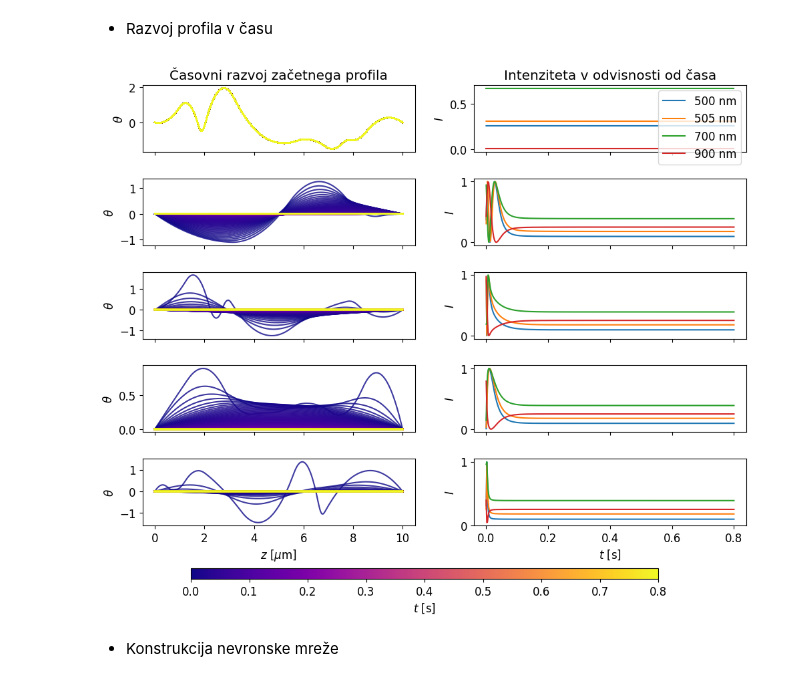
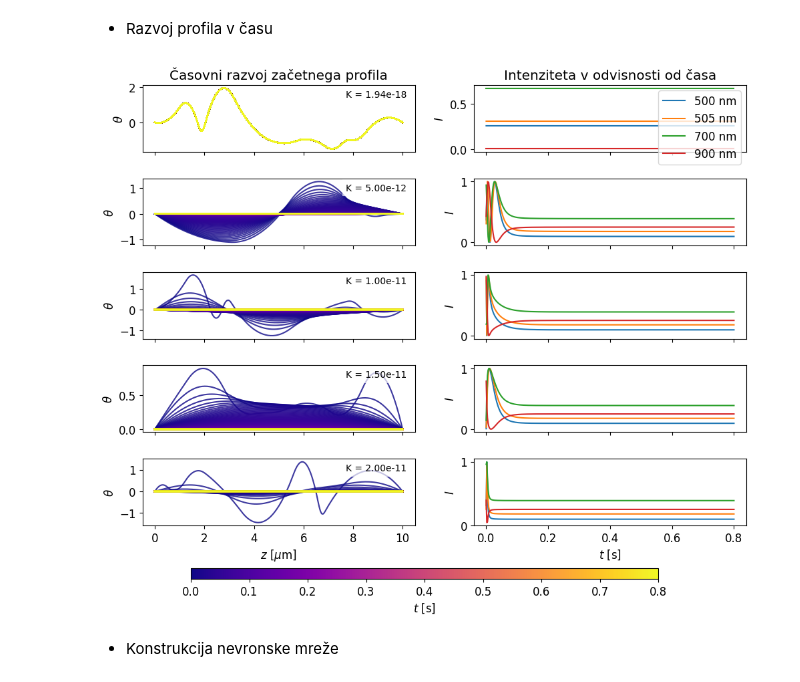
Before and after one commit to tadejkooo/PSUF, a Jupyter notebook: PSUF3/python/main.ipynb, the cells around one changed output. Drawn from its saved outputs; the diff is of its cells as text; code cells hidden in the pictures.

```diff
--- a/PSUF3/python/main.ipynb
+++ b/PSUF3/python/main.ipynb
@@ -110,0 +116,26 @@ fig.tight_layout()
+# %%
+D = 10 * 1e-6 # Thicknes of layer in meters
+n_z = np.shape(theta0[0])[0]
+zs = np.linspace(0, D, n_z) * 1e6 # in um
+
+T = 5 * 1e-6 * (240000 / 600)**2 # Time in seconds
+n_t = np.shape(I500_n0[0])[0]
+ts = np.linspace(0, T, n_t)
+
+fig, axes = plt.subplots(2, 1, figsize=(10, 6))
+
+axes[1].plot(zs, theta0[200])
+axes[0].plot(ts, I500_n0[200])
+axes[0].plot(ts, I500_n100[200])
+
+axes[0].set_title('Intenziteta v odvisnosti od časa')
+axes[0].set_xlabel(r'$t$ [s]')
+axes[0].set_ylabel(r'$I$')
+axes[0].legend(loc='lower left')
+
+axes[1].set_title(r'Orientacija direktorja v odvisnosti od koordinate $z$')
+axes[1].set_xlabel(r'$z$ [$\mu$m]')
+axes[1].set_ylabel(r'$\theta$')
+axes[1].legend(loc='upper right')
+
+fig.tight_layout()
@@ -150,6 +183,19 @@ for i, color in enumerate(colors):
     axes[2][0].plot(zs, th_mean[i, :], color=color, alpha=0.8)
     axes[3][0].plot(zs, th_high[i, :], color=color, alpha=0.8)
     axes[4][0].plot(zs, th_max[i, :], color=color, alpha=0.8)
+
+Ks = [K_min, K_low, K_mean, K_high, K_max]
+texts = [f"K = {K:.2e}" for K in Ks]
+
+for i in range(5):
+    axes[i][0].text(
+        0.97, 0.93,               # pozicija (relativno v osi)
+        texts[i],                 # besedilo
+        transform=axes[i][0].transAxes,
+        ha='right', va='top',
+        fontsize=10,
+        bbox=dict(facecolor='white', alpha=0.7, edgecolor='none')  # opcijsko ozadje
+    )
 
 # nariši I profile
 Is = [I500_n0, I505_n0, I700_n0, I900_n0]
@@ -166,34 +212,34 @@ axes[0][1].legend()
 # horizontalna barvna lestvica spodaj z add_axes
 sm = plt.cm.ScalarMappable(cmap=cmap, norm=plt.Normalize(vmin=ts[0], vmax=ts[-1]))
 
 # [x0, y0, širina, višina] v figure koordinatah
 cbar_ax = fig.add_axes([0.15, 0.02, 0.70, 0.02])  # spodaj, čez cel fig
 cbar = fig.colorbar(sm, cax=cbar_ax, orientation='horizontal')
 cbar.set_label(r'$t$ [s]')
 
 # nastavitve osi in naslovi
 axes[0][0].set_title('Časovni razvoj začetnega profila')
 axes[0][0].set_ylabel(r'$\theta$')
 axes[0][1].set_title('Intenziteta v odvisnosti od časa')
 axes[0][1].set_ylabel(r'$I$')
 
 for i in range(0, 5):
     axes[i][0].set_ylabel(r'$\theta$')
     axes[i][1].set_ylabel(r'$I$')
 
     # skrij x oznake za vse, razen spodnjega reda
     if i < 4:  # vrstice 0 do 3
         axes[i][0].tick_params(labelbottom=False)
         axes[i][1].tick_params(labelbottom=False)
 
 axes[4][0].set_xlabel(r'$z$ [$\mu$m]')
 axes[4][1].set_xlabel(r'$t$ [s]')
 
 fig.tight_layout()
 fig.subplots_adjust(bottom=0.12, hspace=0.4) # prilagodi spodnjo
 plt.show()
 # %% [output]
-[figure, old version]
+[figure, new version]
 # %%
 # fig = plt.figure(figsize=(10, 6))
 # ax = fig.add_subplot(111, projection='3d')
```
Also changed, not shown: parts of 5 cells of this notebook, 11 other files.
